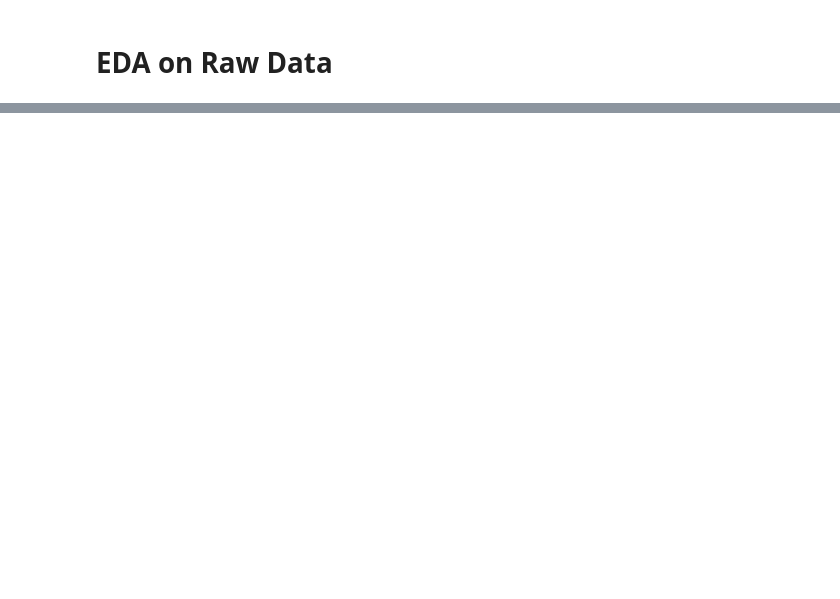
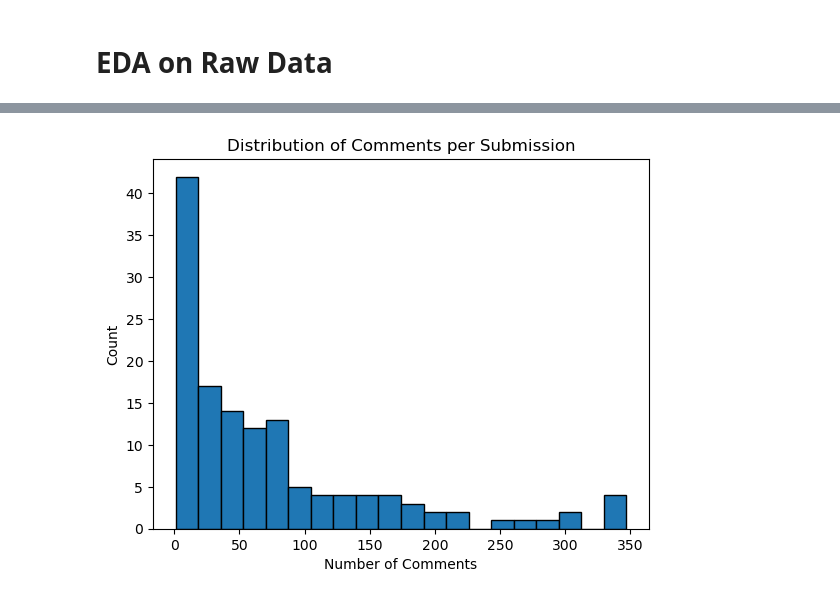
Before and after one commit to junclemente/ads509-final_project, a Jupyter notebook: notebooks/eda_raw.ipynb, the cells around one changed output, grey strips where cells are left out. Saved outputs shown, nothing was run; the diff lists cells and outputs as text; code cells hidden in the pictures; blank space fills up the shorter version.

```diff
--- a/notebooks/eda_raw.ipynb
+++ b/notebooks/eda_raw.ipynb
@@ -88,0 +94,5 @@ show_histogram(
+# %%
+# read ok city dataframe
+df1 = pd.read_pickle(dataset_folder / "Oklahoma_City_20251008_000300_reddit.pkl")
+
+df1.head()
@@ -88,0 +143,9 @@ show_histogram(
+# %%
+show_histogram(
+    df1,
+    "num_comments",
+    title="Distribution of Comments per Submission",
+    xlabel="Number of Comments",
+)
+# %% [output]
+[figure, added]
```
Also changed, not shown: parts of 13 cells of this notebook.
